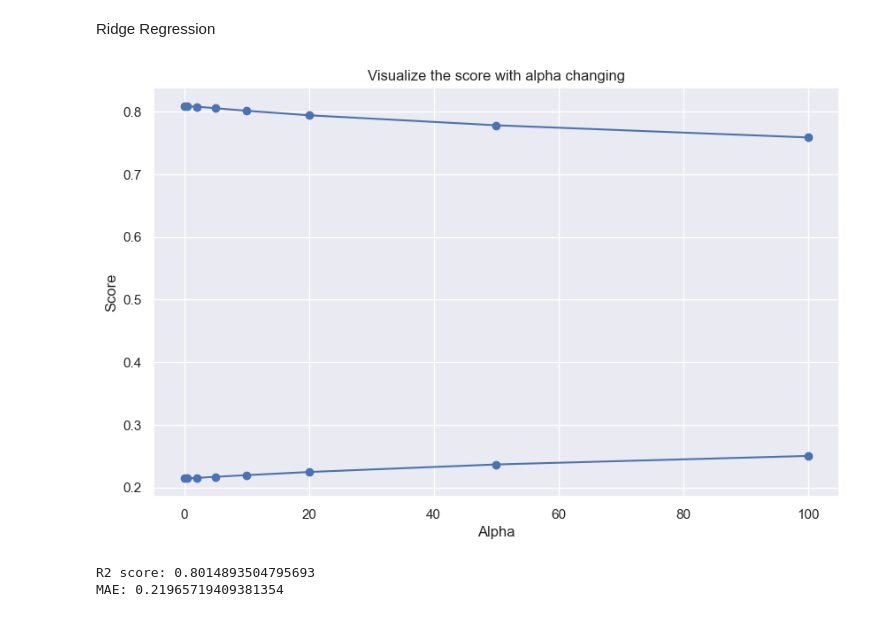
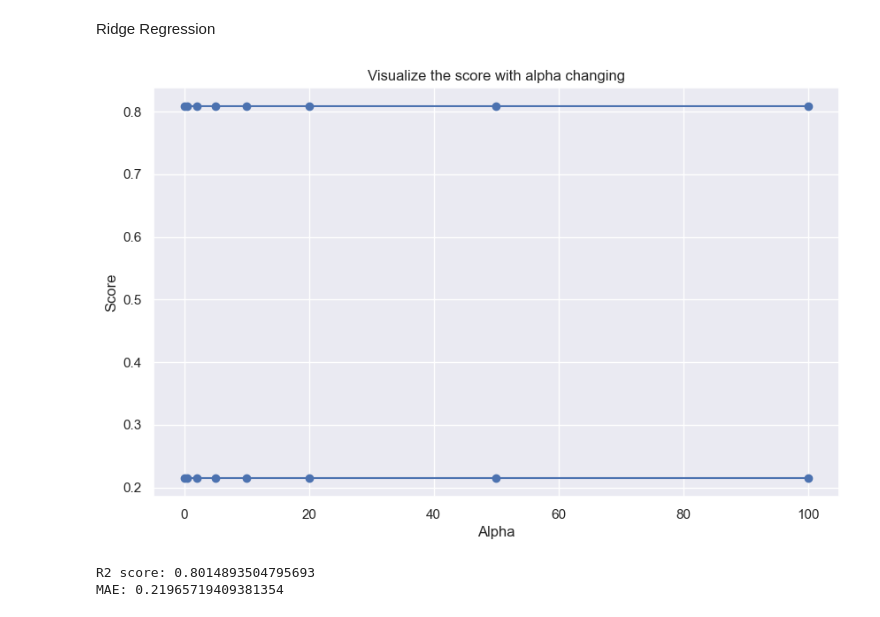
Before and after one commit to Doccocaubai710/LaptopPricePrediction_MachineLearningProject, a Jupyter notebook: Laptop_prediction.ipynb, the cells around one changed output. Drawn from its saved outputs; the diff is of its cells as text; code cells hidden in the pictures.

```diff
--- a/Laptop_prediction.ipynb
+++ b/Laptop_prediction.ipynb
@@ -730,27 +746,26 @@ from sklearn.model_selection import train_test_split
 from sklearn.preprocessing import OneHotEncoder
 from sklearn.compose import ColumnTransformer
 from sklearn.metrics import r2_score, mean_absolute_error
+from sklearn.pipeline import Pipeline
 
-# Create a ColumnTransformer for one-hot encoding the categorical features
-encoder = ColumnTransformer(
-    transformers=[('encoder', OneHotEncoder(sparse_output=False, drop='first'), [0, 1, 7, 10, 11])],
-    remainder='passthrough'
-)
+
 
 # Fit and transform the training data
-X_encoded=encoder.fit_transform(X)
-X_train,X_test,y_train,y_test = train_test_split(X_encoded,y,test_size=0.2,random_state=42)
+step1 = ColumnTransformer(transformers = [('col_tnf', OneHotEncoder(sparse_output = False, drop = 'first'),
+                                           [0, 1, 7, 10, 11])], remainder = 'passthrough')
+
+X_train,X_test,y_train,y_test = train_test_split(X,y,test_size=0.2,random_state=42)
 # %% [markdown]
 Linear Regression
 # %%
 from sklearn.linear_model import LinearRegression
 
-# Create and fit the Linear Regression model
-model = LinearRegression()
-model.fit(X_train, y_train)
+step2 = LinearRegression()
 
-# Make predictions on the test data
-y_pred = model.predict(X_test)
+pipe = Pipeline([('step1', step1), ('step2', step2)])
+
+pipe.fit(X_train, y_train)
+y_pred = pipe.predict(X_test)
 
 # Calculate R2 score and mean absolute error
 r2_score = r2_score(y_test, y_pred)
@@ -766,32 +781,34 @@ Ridge Regression
 # %%
 #If you choose run all option, you should run again the model building part in 2 cells above before run this.
 #Create and fit the Ridge Regression
 from sklearn.linear_model import Ridge
 #Define the alpha value to test
 alpha_values=[0.1,0.5,2,5,10,20,50,100]
 r2_scores=[]
 mae_scores=[]
+pipe=Pipeline([('step1',step1),('step2',step2)])
 for alpha in alpha_values:
-    model=Ridge(alpha=alpha)
-    model.fit(X_train,y_train)
-    # Make predictions on the test data
-    y_pred = model.predict(X_test)
+    step2=Ridge(alpha=alpha)
+
+
+    pipe.fit(X_train, y_train)
+    y_pred = pipe.predict(X_test)
 
     # Calculate R2 score and mean absolute error
     r2_scores.append(r2_score(y_test, y_pred))
     mae_scores.append(mean_absolute_error(y_test, y_pred))
 
 #Visualize the scores:
 plt.figure(figsize=(10,6))
 plt.plot(alpha_values,r2_scores,'bo-',label='R2_score')
 plt.plot(alpha_values,mae_scores,'bo-',label='MAE score')
 plt.xlabel('Alpha')
 plt.ylabel('Score')
 plt.grid(True)
 plt.title("Visualize the score with alpha changing")
 plt.show()
 # %% [output]
-[figure, old version]
+[figure, new version]
 # %%
 #Seem that the value alpha=5 or alpha=10 would be appropriate, because a small alpha will lead to the small impact of penalty term, which can lead to over
 #fitting in the future, while a large alpha will have the penalty term dominates the cost function, and the coefficients are heavily penalized.
```
Also changed, not shown: parts of 22 cells of this notebook, 4 other files.
